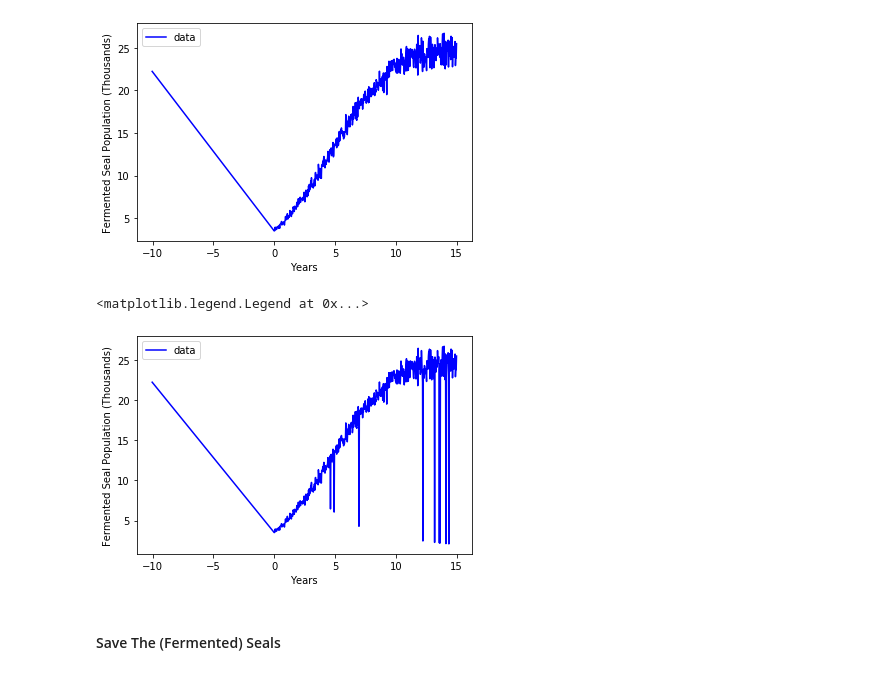
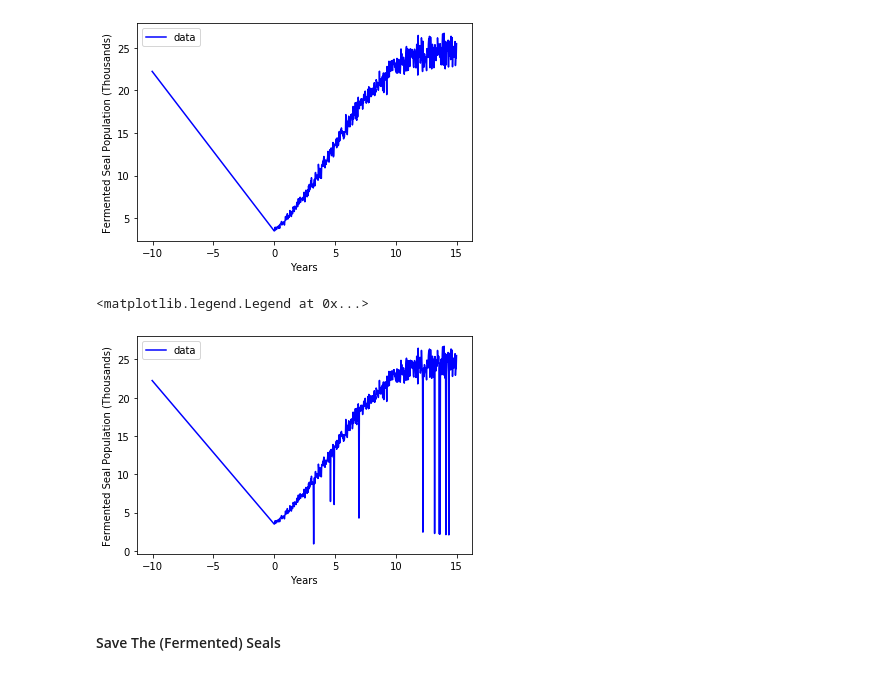
Before and after one commit to deepyaman/rout-example, a Jupyter notebook: notebooks/Ferment Seals.ipynb, the cells around one changed output. Saved outputs shown, nothing was run; the diff lists cells and outputs as text; code cells hidden in the pictures.

Commit message:
Force outlier

```diff
--- a/notebooks/Ferment Seals.ipynb
+++ b/notebooks/Ferment Seals.ipynb
@@ -116,14 +116,17 @@ plt.legend()
 [figure]
 # %%
 for i in np.random.uniform(100, xdata.size, 10).astype(int):
-    ydata[i] = 1000 / i
+    if abs(1000 / i - ydata[i]) < 1:  # Force outlier
+        ydata[i] = 100 / i
+    else:
+        ydata[i] = 1000 / i
 plt.plot(xdata, ydata, 'b-', label='data')
 plt.xlabel('Years')
 plt.ylabel('Fermented Seal Population (Thousands)')
 plt.legend()
 # %% [output]
 <matplotlib.legend.Legend at 0x...>
-[figure, old version]
+[figure, new version]
 # %% [markdown]
 #### Save The (Fermented) Seals
 # %%
```
Also changed, not shown: parts of 2 cells of this notebook, 1 other file.
